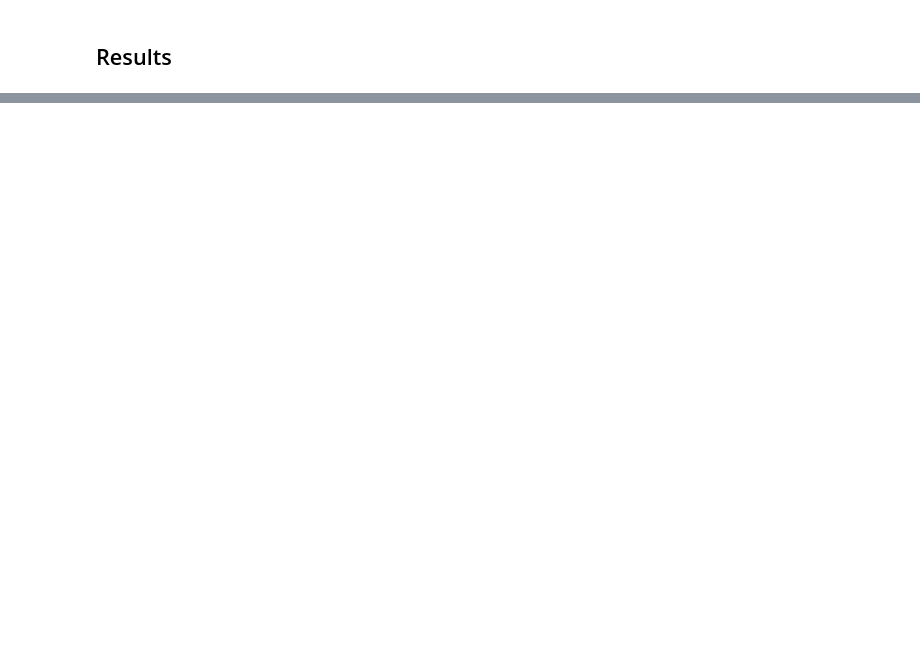
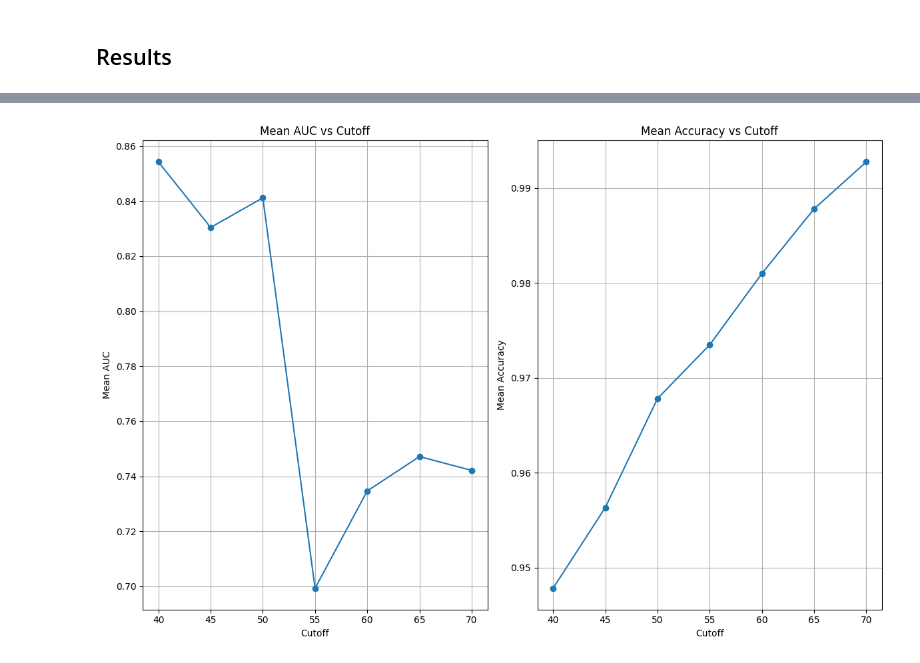
Before and after one commit to AlexanderBeck0/CS539-Final-Project, a Jupyter notebook: song_popularity.ipynb, the cells around one changed output, grey strips where cells are left out. Saved outputs shown, nothing was run; the diff lists cells and outputs as text; code cells hidden in the pictures; blank space fills up the shorter version.

```diff
--- a/song_popularity.ipynb
+++ b/song_popularity.ipynb
@@ -465,0 +490,20 @@ plt.show()
+# %%
+plt.figure(figsize=(12, 8))
+plt.subplot(1, 2, 1)
+results_df.groupby("cutoff")["auc"].mean().plot(kind="line", marker="o")
+plt.xlabel("Cutoff")
+plt.ylabel("Mean AUC")
+plt.title("Mean AUC vs Cutoff")
+plt.grid(True)
+
+plt.subplot(1, 2, 2)
+results_df.groupby("cutoff")["accuracy"].mean().plot(kind="line", marker="o")
+plt.xlabel("Cutoff")
+plt.ylabel("Mean Accuracy")
+plt.title("Mean Accuracy vs Cutoff")
+plt.grid(True)
+
+plt.tight_layout()
+plt.show()
+# %% [output]
+[figure, added]
```
Also changed, not shown: parts of 11 cells of this notebook, 1 other file.
